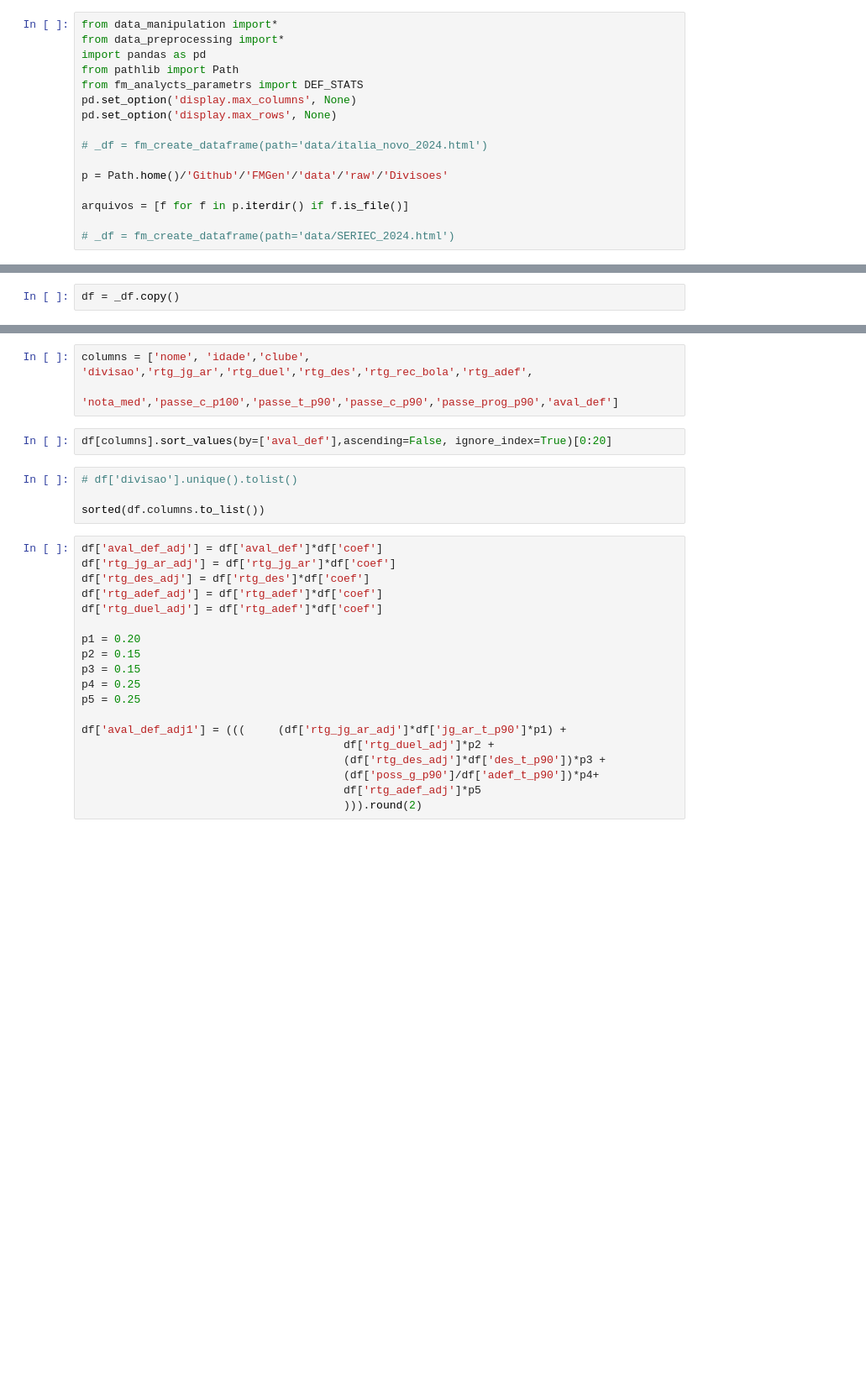
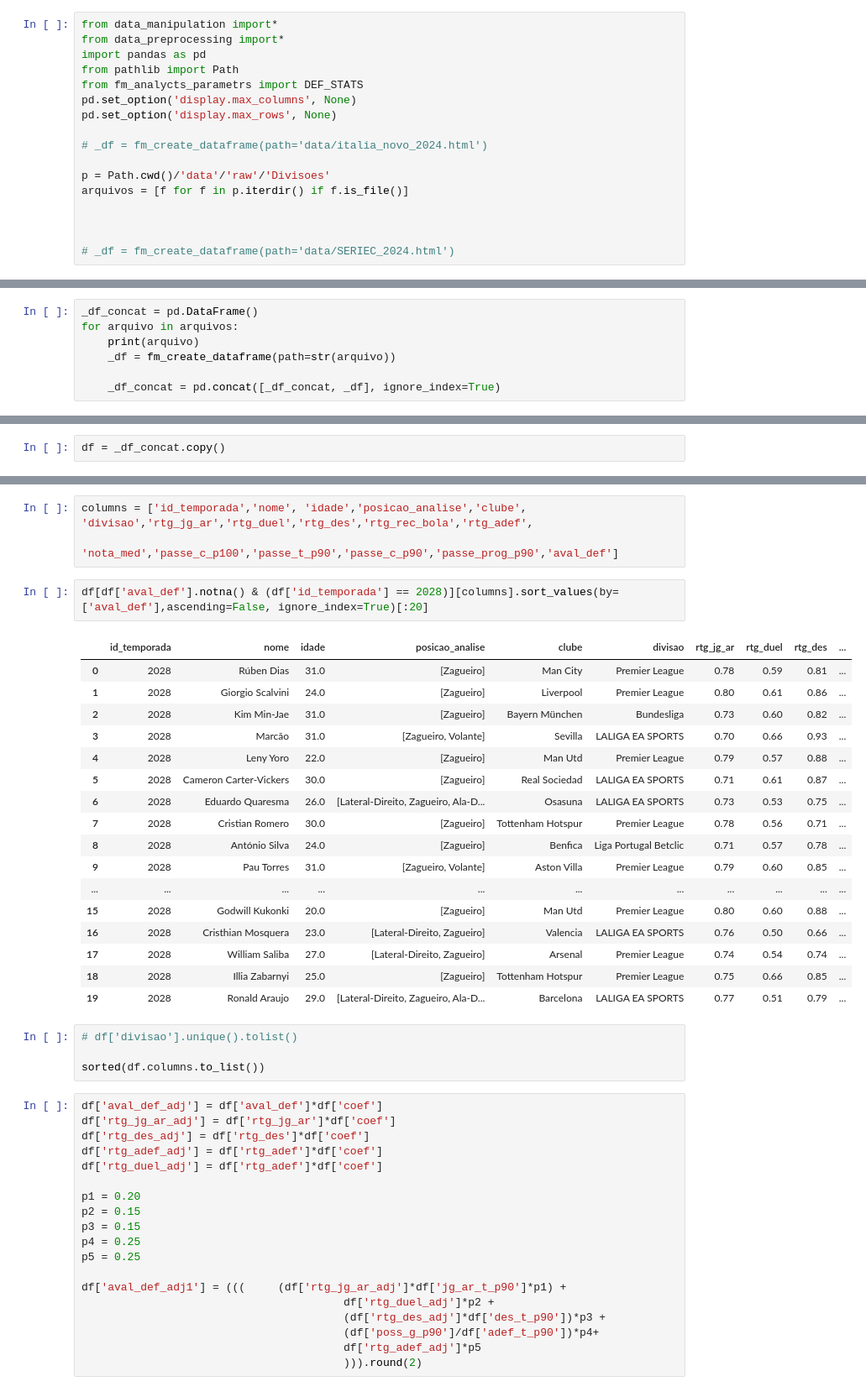
Before and after one commit to colesepa/fm_analise_de_dados, a Jupyter notebook: dataview.ipynb, the cells around one changed output, grey strips where cells are left out. Shown: that part at 84% size. Saved outputs shown, nothing was run; the diff lists cells and outputs as text; blank space fills up the shorter version.

```diff
--- a/dataview.ipynb
+++ b/dataview.ipynb
@@ -9,8 +9,9 @@ pd.set_option('display.max_rows', None)
 
 # _df = fm_create_dataframe(path='data/italia_novo_2024.html')
 
-p = Path.home()/'Github'/'FMGen'/'data'/'raw'/'Divisoes'
-
+p = Path.cwd()/'data'/'raw'/'Divisoes'
 arquivos = [f for f in p.iterdir() if f.is_file()]
 
+
+
 # _df = fm_create_dataframe(path='data/SERIEC_2024.html')
@@ -36,0 +22,7 @@ arquivos
+# %%
+_df_concat = pd.DataFrame()
+for arquivo in arquivos:
+    print(arquivo)
+    _df = fm_create_dataframe(path=str(arquivo))
+
+    _df_concat = pd.concat([_df_concat, _df], ignore_index=True)
@@ -37,4 +47,4 @@ arquivos
 # %%
-df = _df.copy()
+df = _df_concat.copy()
 # %%
 sorted(df.columns.to_list())
@@ -41,8 +71,26 @@ sorted(df.columns.to_list())
 # %%
-columns = ['nome', 'idade','clube', 'divisao','rtg_jg_ar','rtg_duel','rtg_des','rtg_rec_bola','rtg_adef',
+columns = ['id_temporada','nome', 'idade','posicao_analise','clube', 'divisao','rtg_jg_ar','rtg_duel','rtg_des','rtg_rec_bola','rtg_adef',
            'nota_med','passe_c_p100','passe_t_p90','passe_c_p90','passe_prog_p90','aval_def']
 # %%
-df[columns].sort_values(by=['aval_def'],ascending=False, ignore_index=True)[0:20]
+df[df['aval_def'].notna() & (df['id_temporada'] == 2028)][columns].sort_values(by=['aval_def'],ascending=False, ignore_index=True)[:20]
+# %% [output]
+|  | id_temporada | nome | idade | posicao_analise | clube | divisao | rtg_jg_ar | rtg_duel | rtg_des | ... |
+| 0 | 2028 | Rúben Dias | 31.0 | [Zagueiro] | Man City | Premier League | 0.78 | 0.59 | 0.81 | ... |
+| 1 | 2028 | Giorgio Scalvini | 24.0 | [Zagueiro] | Liverpool | Premier League | 0.80 | 0.61 | 0.86 | ... |
+| 2 | 2028 | Kim Min-Jae | 31.0 | [Zagueiro] | Bayern München | Bundesliga | 0.73 | 0.60 | 0.82 | ... |
+| 3 | 2028 | Marcão | 31.0 | [Zagueiro, Volante] | Sevilla | LALIGA EA SPORTS | 0.70 | 0.66 | 0.93 | ... |
+| 4 | 2028 | Leny Yoro | 22.0 | [Zagueiro] | Man Utd | Premier League | 0.79 | 0.57 | 0.88 | ... |
+| 5 | 2028 | Cameron Carter-Vickers | 30.0 | [Zagueiro] | Real Sociedad | LALIGA EA SPORTS | 0.71 | 0.61 | 0.87 | ... |
+| 6 | 2028 | Eduardo Quaresma | 26.0 | [Lateral-Direito, Zagueiro, Ala-D... | Osasuna | LALIGA EA SPORTS | 0.73 | 0.53 | 0.75 | ... |
+| 7 | 2028 | Cristian Romero | 30.0 | [Zagueiro] | Tottenham Hotspur | Premier League | 0.78 | 0.56 | 0.71 | ... |
+| 8 | 2028 | António Silva | 24.0 | [Zagueiro] | Benfica | Liga Portugal Betclic | 0.71 | 0.57 | 0.78 | ... |
+| 9 | 2028 | Pau Torres | 31.0 | [Zagueiro, Volante] | Aston Villa | Premier League | 0.79 | 0.60 | 0.85 | ... |
+| ... | ... | ... | ... | ... | ... | ... | ... | ... | ... | ... |
+| 15 | 2028 | Godwill Kukonki | 20.0 | [Zagueiro] | Man Utd | Premier League | 0.80 | 0.60 | 0.88 | ... |
+| 16 | 2028 | Cristhian Mosquera | 23.0 | [Lateral-Direito, Zagueiro] | Valencia | LALIGA EA SPORTS | 0.76 | 0.50 | 0.66 | ... |
+| 17 | 2028 | William Saliba | 27.0 | [Lateral-Direito, Zagueiro] | Arsenal | Premier League | 0.74 | 0.54 | 0.74 | ... |
+| 18 | 2028 | Illia Zabarnyi | 25.0 | [Zagueiro] | Tottenham Hotspur | Premier League | 0.75 | 0.66 | 0.85 | ... |
+| 19 | 2028 | Ronald Araujo | 29.0 | [Lateral-Direito, Zagueiro, Ala-D... | Barcelona | LALIGA EA SPORTS | 0.77 | 0.51 | 0.79 | ... |
 # %%
 # df['divisao'].unique().tolist()
 
```
Also changed, not shown: parts of 5 cells of this notebook, 44 other files.
